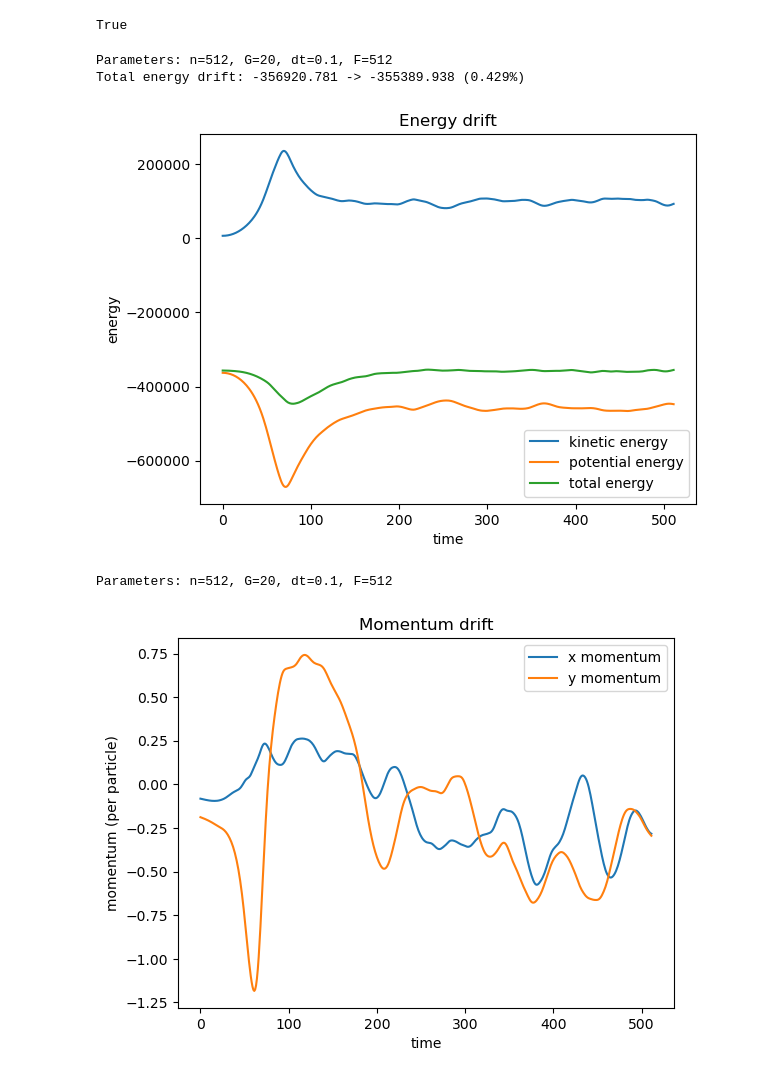
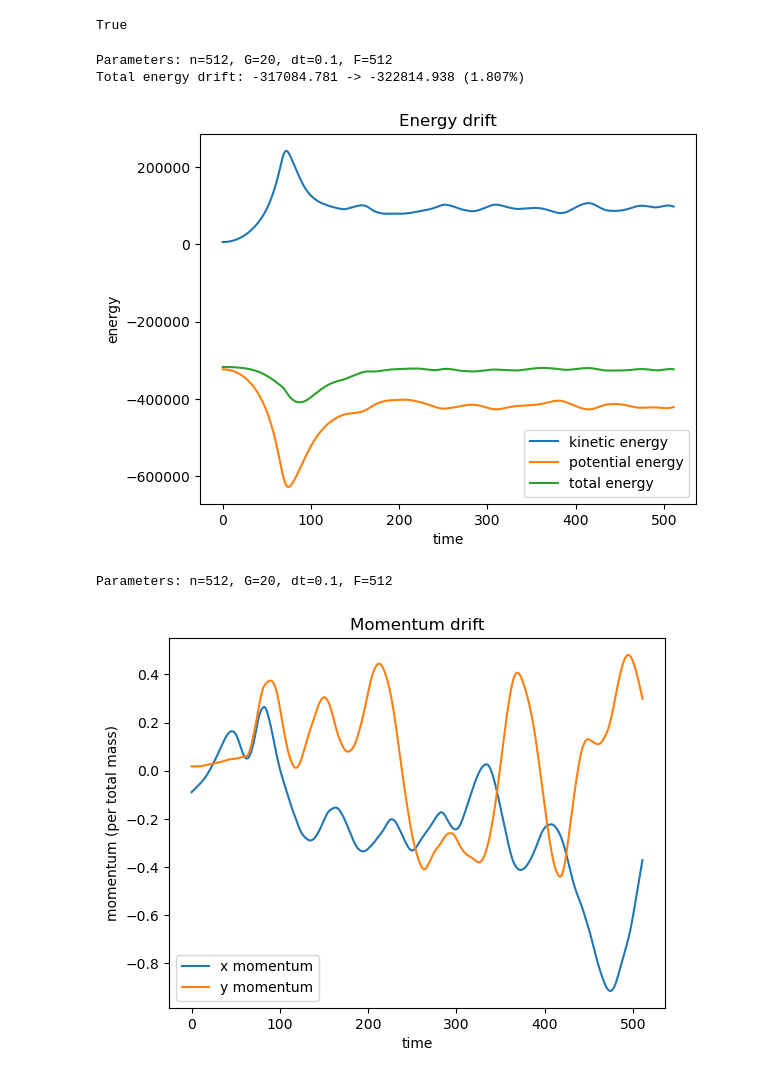
Before and after one commit to womogenes/physim, a Jupyter notebook: data-gen/energy_drft_analysis.ipynb, the cells around one changed output. Drawn from its saved outputs; the diff is of its cells as text; code cells hidden in the pictures.

Commit message:
Refactor data generation a little

```diff
--- a/data-gen/energy_drft_analysis.ipynb
+++ b/data-gen/energy_drft_analysis.ipynb
@@ -42,7 +42,7 @@ G = 20
 dt = 0.1
 F = 512
 
-timeline = torch.load(f"./data/n_{n}_G_{G}_dt_{dt}_F_{F}/cloud/000001.pt", weights_only=True)
+timeline = torch.load(f"./data/n_{n}_G_{G}_dt_{dt}_F_{F}/cloud/000000.pt", weights_only=True)
 G, m, X, V = [timeline[key] for key in ["G", "m", "X", "V"]]
 
 X = X.cpu()
@@ -68,20 +68,20 @@ print(f"Parameters: n={n}, G={G}, dt={dt}, F={F}")
 print(f"Total energy drift: {tot_E_hist[0]:.3f} -> {tot_E_hist[-1]:.3f} ({abs((tot_E_hist[-1] - tot_E_hist[0]) / tot_E_hist[0]) * 100:.3f}%)")
 # %% [output]
 Parameters: n=512, G=20, dt=0.1, F=512
-Total energy drift: -356920.781 -> -355389.938 (0.429%)
+Total energy drift: -317084.781 -> -322814.938 (1.807%)
-[figure, old version]
+[figure, new version]
 # %%
 x_moment_hist = torch.sum(m * V[:,:,0], dim=1) / torch.sum(m)
 y_moment_hist = torch.sum(m * V[:,:,1], dim=1) / torch.sum(m)
 
 plt.plot(x_moment_hist, label="x momentum")
 plt.plot(y_moment_hist, label="y momentum")
 plt.xlabel("time")
-plt.ylabel("momentum (per particle)")
+plt.ylabel("momentum (per total mass)")
 plt.title("Momentum drift")
 plt.legend();
 
 print(f"Parameters: n={n}, G={G}, dt={dt}, F={F}")
 # %% [output]
 Parameters: n=512, G=20, dt=0.1, F=512
-[figure, old version]
+[figure, new version]
```
Also changed, not shown: 1 other file.
